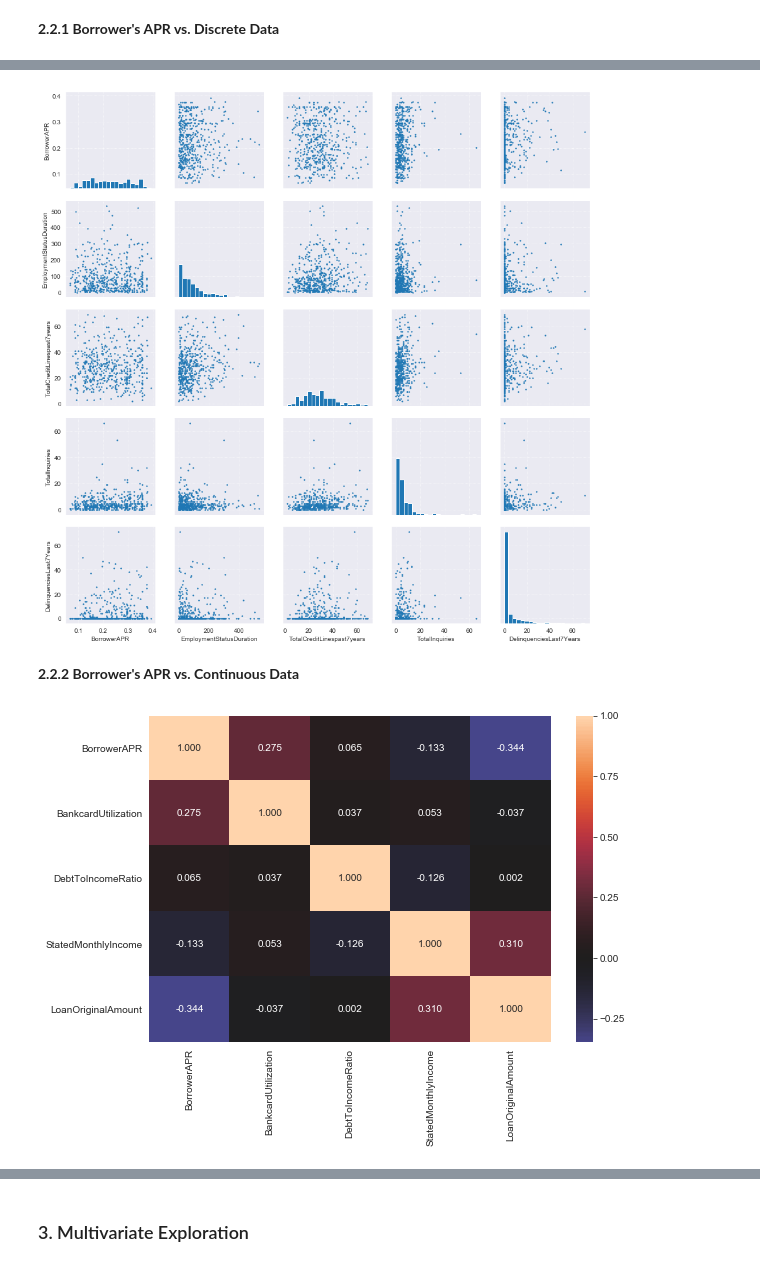
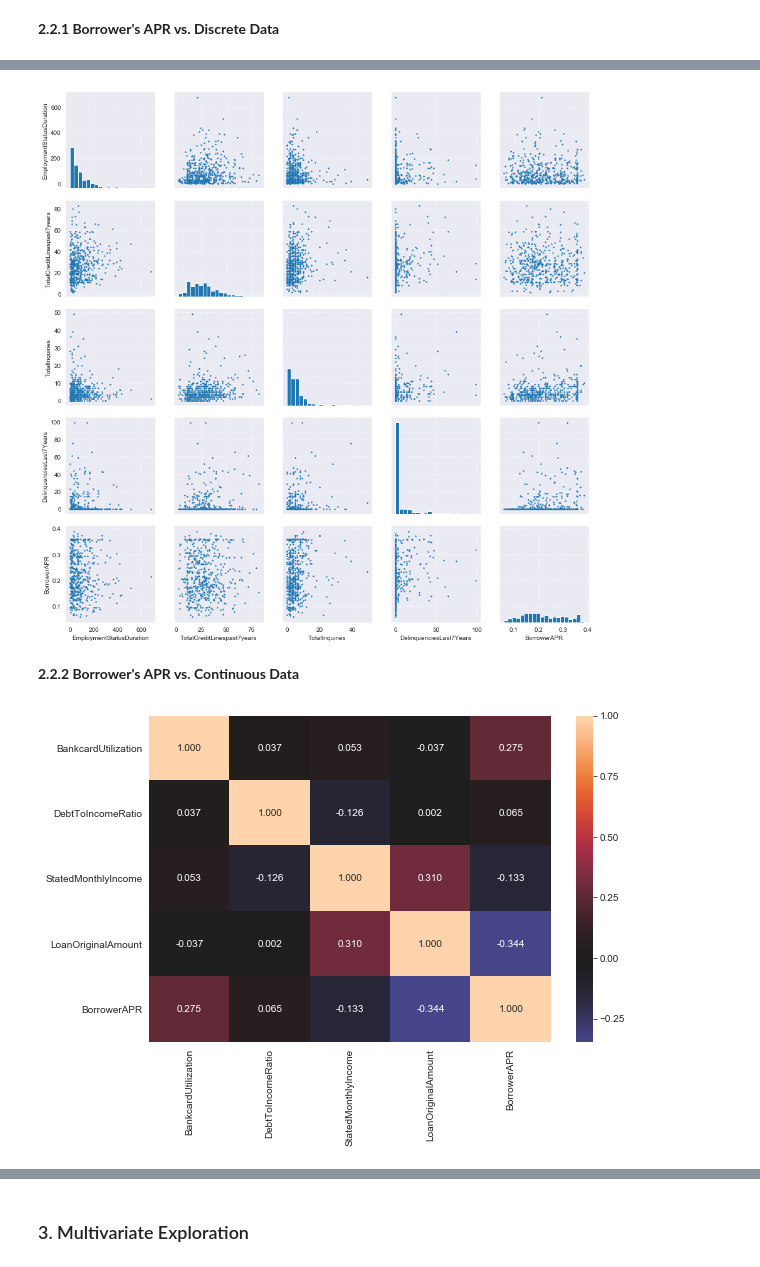
Before and after one commit to jinwanchen/p4-prosper-loan-data-visualization, a Jupyter notebook: part1_exploratory_da.ipynb, the cells around one changed output, grey strips where cells are left out. Drawn from its saved outputs; the diff is of its cells as text; code cells hidden in the pictures.

```diff
--- a/part1_exploratory_da.ipynb
+++ b/part1_exploratory_da.ipynb
@@ -839,8 +839,8 @@ plt.xlabel('Borrower\'s APR');
 #### 2.2 Borrower's APR vs. Quantitative Variables
 # %%
 # Lists of quantitative variables separated by data types
-discrete_var = ['BorrowerAPR', 'EmploymentStatusDuration', 'TotalCreditLinespast7years', 'TotalInquiries', 'DelinquenciesLast7Years']
-continuous_var = ['BorrowerAPR', 'BankcardUtilization', 'DebtToIncomeRatio', 'StatedMonthlyIncome', 'LoanOriginalAmount']
+discrete_var = ['EmploymentStatusDuration', 'TotalCreditLinespast7years', 'TotalInquiries', 'DelinquenciesLast7Years']
+continuous_var = ['BankcardUtilization', 'DebtToIncomeRatio', 'StatedMonthlyIncome', 'LoanOriginalAmount']
 # %%
 # sampling of 500 listings to expedite rendering of visuals
 samples = np.random.choice(df.shape[0], 500, replace = False)
@@ -856,17 +860,21 @@ sns.heatmap(df[discrete_var].corr(), annot = True, fmt = '.3f', center = 0);
 # %%
 # matrix of scatter plots for APR vs. discrete data
-g = sns.PairGrid(data = df_samp, vars = discrete_var)
+g = sns.PairGrid(data = df_samp, vars = discrete_var_apr)
 g = g.map_diag(plt.hist, bins = 20);
 g.map_offdiag(plt.scatter, s = 2);
 # %% [output]
-[figure, old version]
+[figure, new version]
 # %% [markdown]
 __2.2.2 Borrower's APR vs. Continuous Data__
+# %%
+# add borrower APR to the list of continuous variables
+continuous_var_apr = continuous_var.copy()
+continuous_var_apr.append('BorrowerAPR')
 # %%
 # heatmap of correlations between APR and continuous data
 plt.figure(figsize = (9, 6))
-sns.heatmap(df[continuous_var].corr(), annot = True, fmt = '.3f', center = 0);
+sns.heatmap(df[continuous_var_apr].corr(), annot = True, fmt = '.3f', center = 0);
 # %% [output]
-[figure, old version]
+[figure, new version]
 # %%
 # matrix of scatter plots for APR vs. continuous data
```
Also changed, not shown: parts of 13 cells of this notebook.
